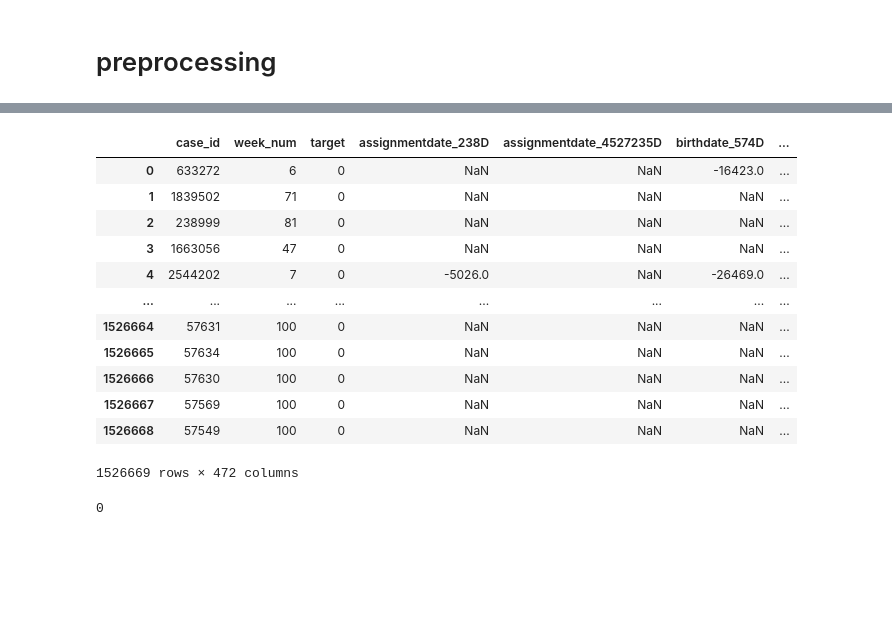
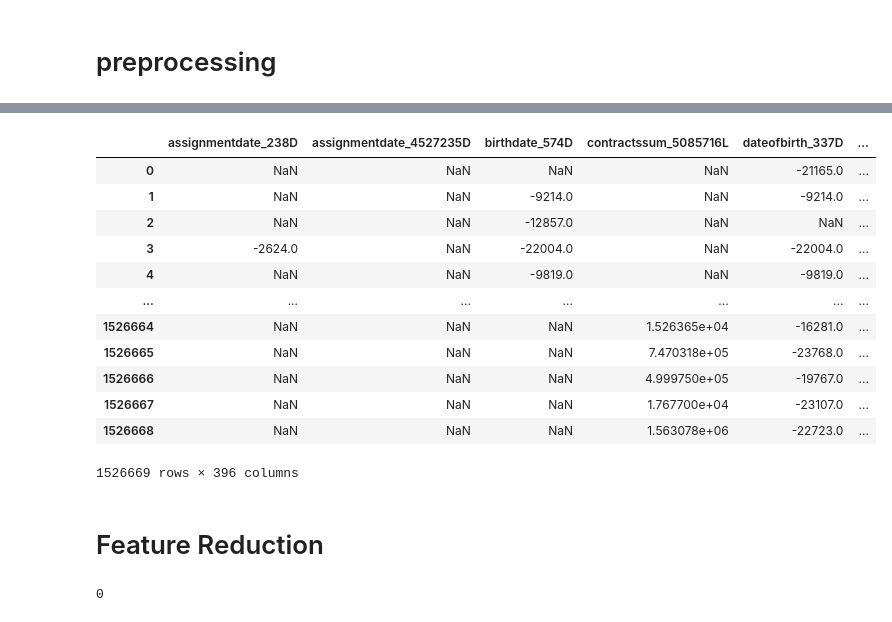
Before and after one commit to grichland/credit-risk-modeling2024, a Jupyter notebook: submission_v2.ipynb, the cells around one changed output, grey strips where cells are left out. Saved outputs shown, nothing was run; the diff lists cells and outputs as text; code cells hidden in the pictures; blank space fills up the shorter version.

```diff
--- a/submission_v2.ipynb
+++ b/submission_v2.ipynb
@@ -679,16 +655,0 @@ df.shape
-# %%
-df
-# %% [output]
-|  | case_id | week_num | target | assignmentdate_238D | assignmentdate_4527235D | birthdate_574D | ... |
-| 0 | 633272 | 6 | 0 | NaN | NaN | -16423.0 | ... |
-| 1 | 1839502 | 71 | 0 | NaN | NaN | NaN | ... |
-| 2 | 238999 | 81 | 0 | NaN | NaN | NaN | ... |
-| 3 | 1663056 | 47 | 0 | NaN | NaN | NaN | ... |
-| 4 | 2544202 | 7 | 0 | -5026.0 | NaN | -26469.0 | ... |
-| ... | ... | ... | ... | ... | ... | ... | ... |
-| 1526664 | 57631 | 100 | 0 | NaN | NaN | NaN | ... |
-| 1526665 | 57634 | 100 | 0 | NaN | NaN | NaN | ... |
-| 1526666 | 57630 | 100 | 0 | NaN | NaN | NaN | ... |
-| 1526667 | 57569 | 100 | 0 | NaN | NaN | NaN | ... |
-| 1526668 | 57549 | 100 | 0 | NaN | NaN | NaN | ... |
-1526669 rows × 472 columns
@@ -695,4 +658,22 @@ df
 # %%
-features = df.columns[3:-1].tolist()
+features = df.columns[4:-1].tolist()
 # %%
 numeric_cols = [x for x in features if x not in cat_cols]
+# %%
+df[numeric_cols]
+# %% [output]
+|  | assignmentdate_238D | assignmentdate_4527235D | birthdate_574D | contractssum_5085716L | dateofbirth_337D | ... |
+| 0 | NaN | NaN | NaN | NaN | -21165.0 | ... |
+| 1 | NaN | NaN | -9214.0 | NaN | -9214.0 | ... |
+| 2 | NaN | NaN | -12857.0 | NaN | NaN | ... |
+| 3 | -2624.0 | NaN | -22004.0 | NaN | -22004.0 | ... |
+| 4 | NaN | NaN | -9819.0 | NaN | -9819.0 | ... |
+| ... | ... | ... | ... | ... | ... | ... |
+| 1526664 | NaN | NaN | NaN | 1.526365e+04 | -16281.0 | ... |
+| 1526665 | NaN | NaN | NaN | 7.470318e+05 | -23768.0 | ... |
+| 1526666 | NaN | NaN | NaN | 4.999750e+05 | -19767.0 | ... |
+| 1526667 | NaN | NaN | NaN | 1.767700e+04 | -23107.0 | ... |
+| 1526668 | NaN | NaN | NaN | 1.563078e+06 | -22723.0 | ... |
+1526669 rows × 396 columns
+# %% [markdown]
+# Feature Reduction
```
Also changed, not shown: parts of 31 cells of this notebook.
